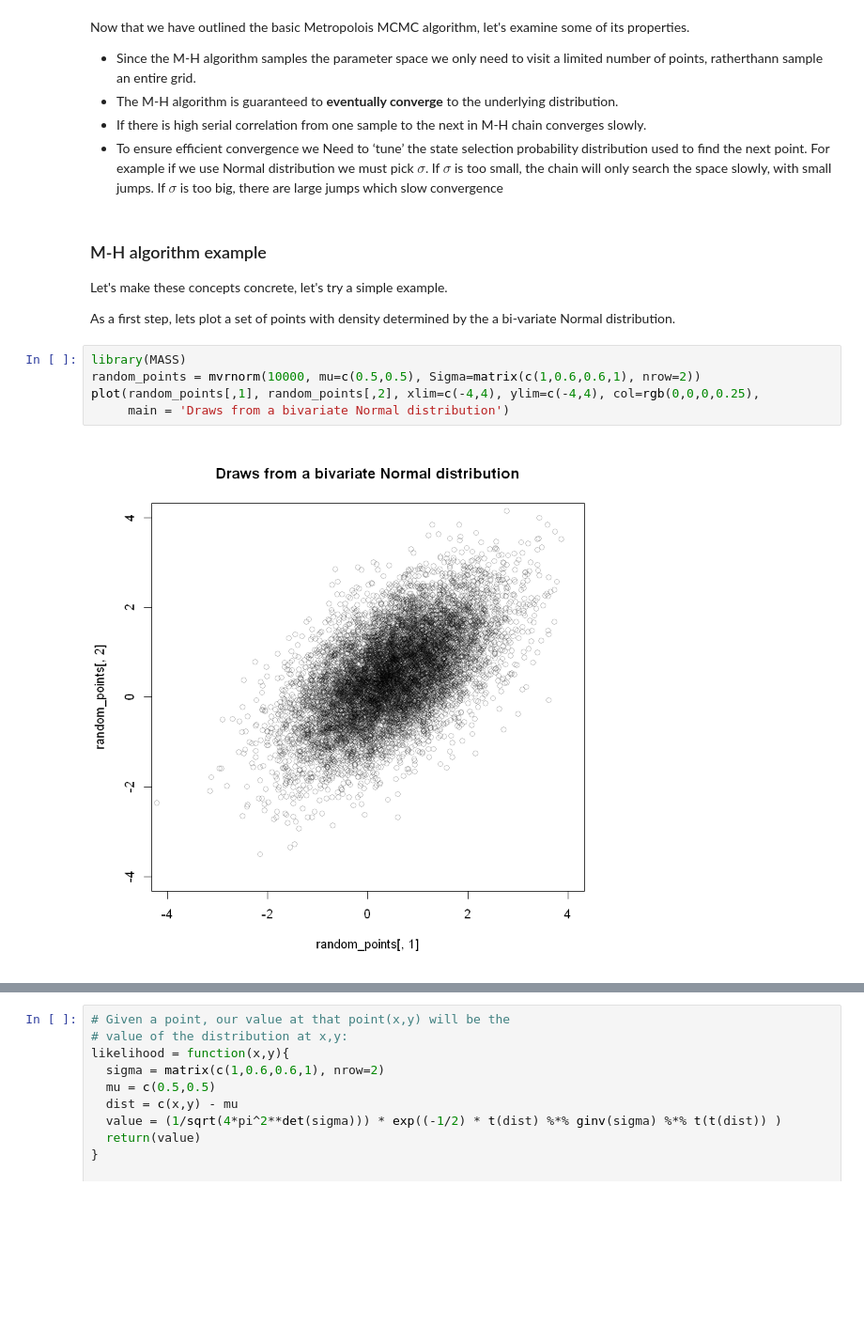
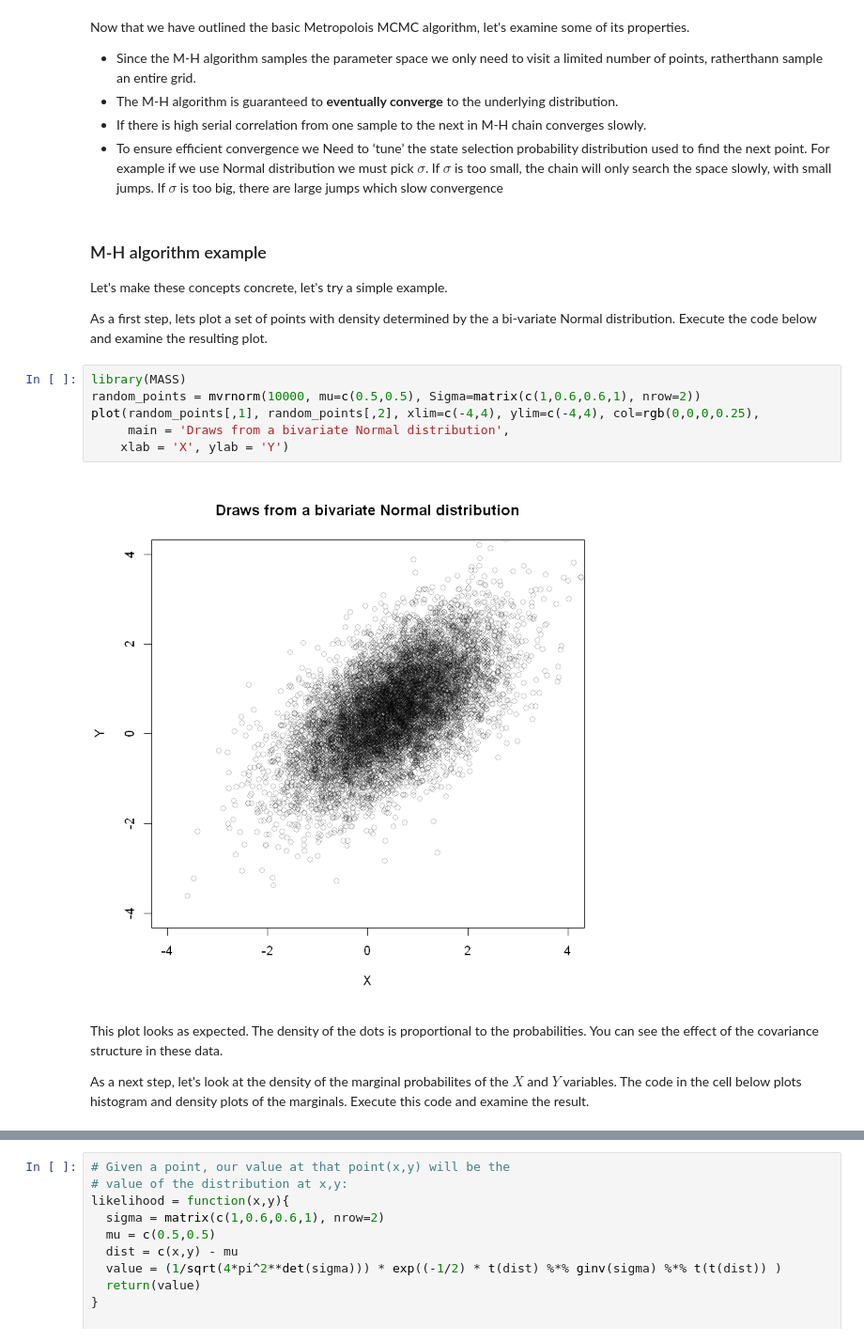
Before and after one commit to StephenElston/DataScience350, a Jupyter notebook: Lecture9/BayesModels2.ipynb, the cells around one changed output, grey strips where cells are left out. Shown at 94% size. Cells and saved outputs as stored; diff of their text form; blank space fills up the shorter version.

```diff
--- a/Lecture9/BayesModels2.ipynb
+++ b/Lecture9/BayesModels2.ipynb
@@ -114,14 +114,19 @@ Now that we have outlined the basic Metropolois MCMC algorithm, let's examine so
 
 Let's make these concepts concrete, let's try a simple example.
 
-As a first step, lets plot a set of points with density determined by the a bi-variate Normal distribution.
+As a first step, lets plot a set of points with density determined by the a bi-variate Normal distribution. Execute the code below and examine the resulting plot.
 # %%
 library(MASS)
 random_points = mvrnorm(10000, mu=c(0.5,0.5), Sigma=matrix(c(1,0.6,0.6,1), nrow=2))
 plot(random_points[,1], random_points[,2], xlim=c(-4,4), ylim=c(-4,4), col=rgb(0,0,0,0.25),
-     main = 'Draws from a bivariate Normal distribution')
+     main = 'Draws from a bivariate Normal distribution',
+    xlab = 'X', ylab = 'Y')
 # %% [output]
-[figure, old version]
+[figure, new version]
+# %% [markdown]
+This plot looks as expected. The density of the dots is proportional to the probabilities. You can see the effect of the covariance structure in these data.
+
+As a next step, let's look at the density of the marginal probabilites of the $X$ and $Y$ variables. The code in the cell below plots histogram and density plots of the marginals. Execute this code and examine the result.
 # %%
 par(mfrow = c(2,1))
 hist(random_points[,1], freq = FALSE,
```
Also changed, not shown: parts of 10 cells of this notebook.
